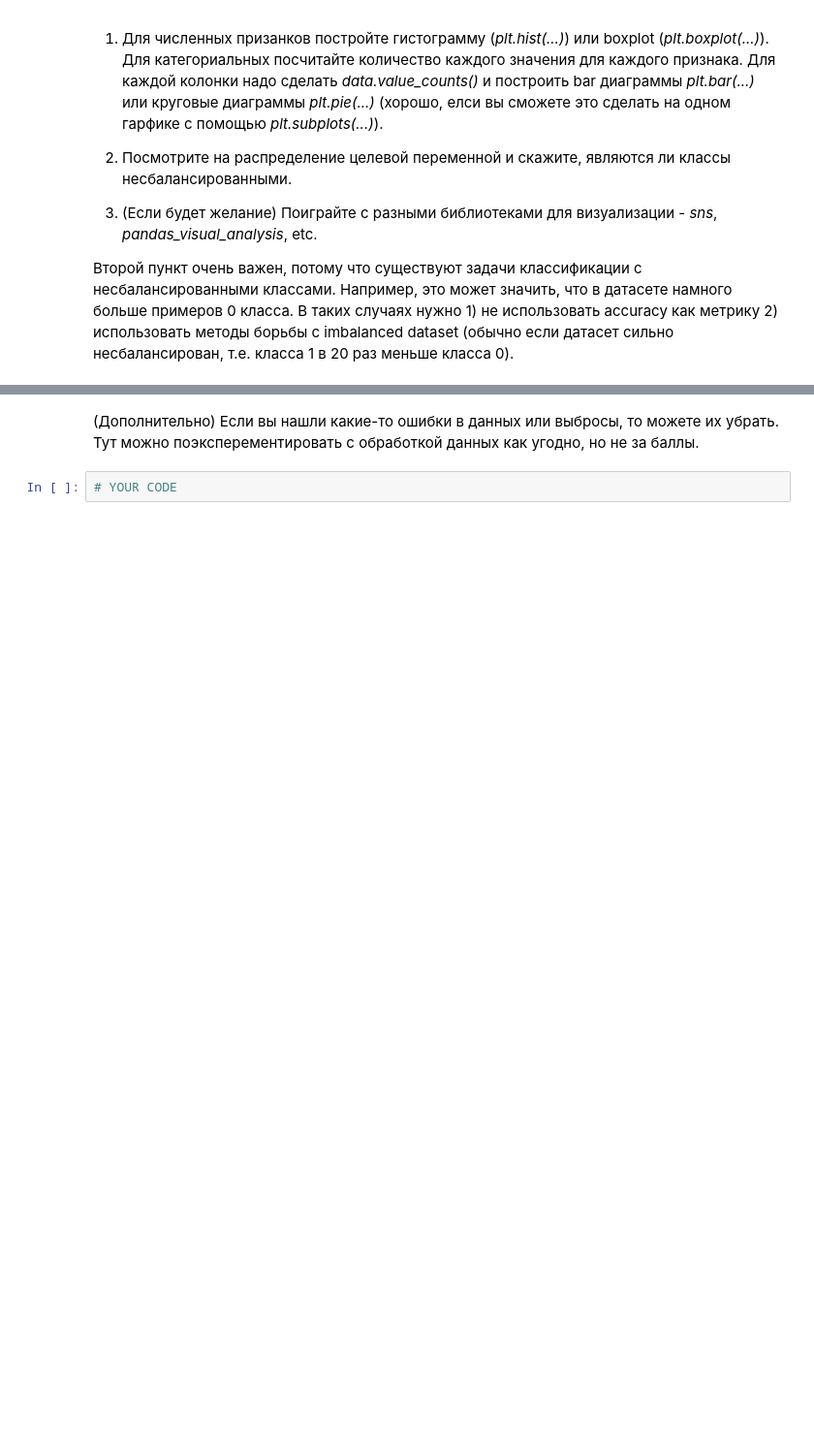
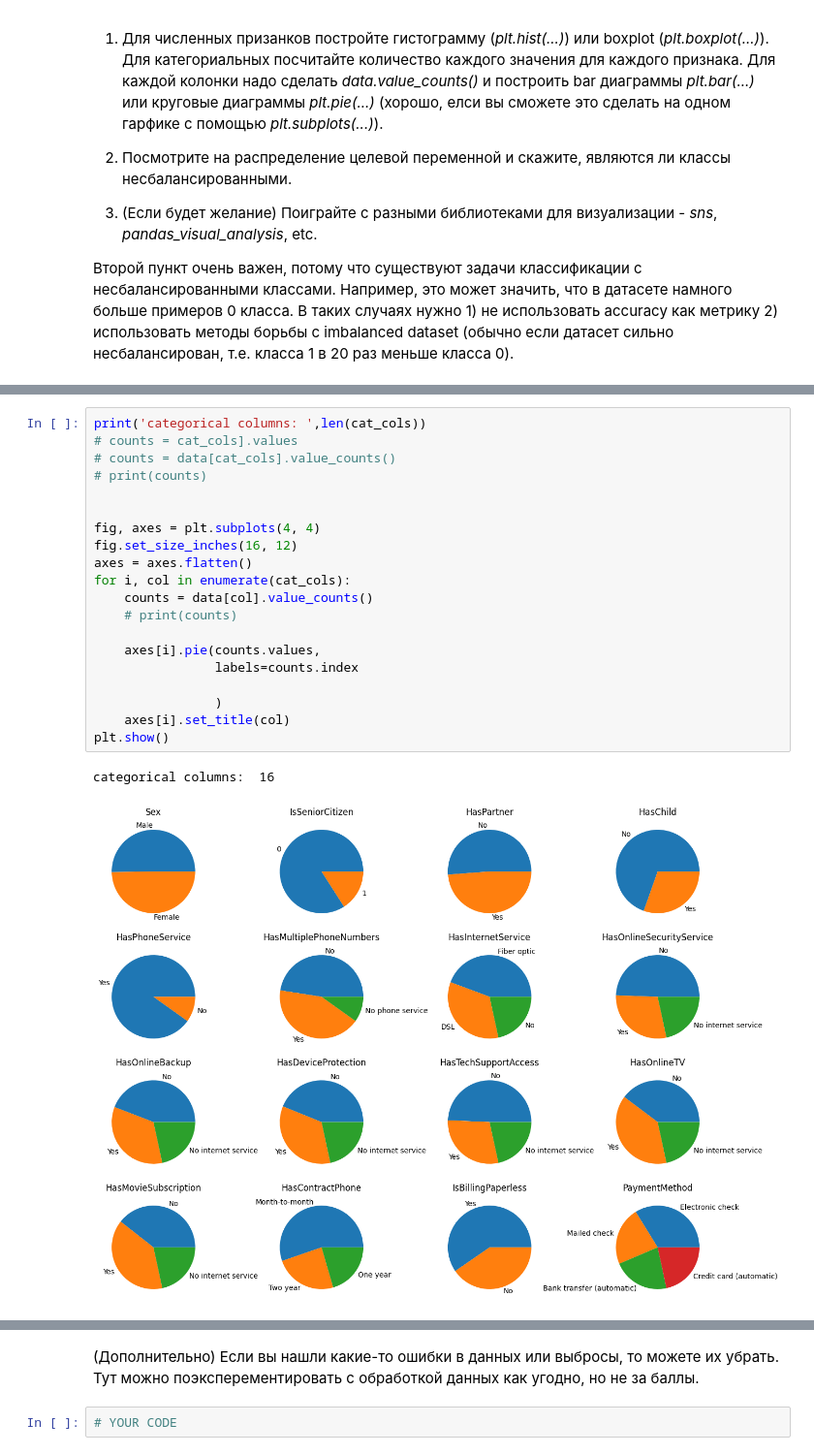
Before and after one commit to akkniko/DLS26, a Jupyter notebook: week_03_composition_model_selection/Homework/hw_3_kaggle.ipynb, the cells around one changed output, grey strips where cells are left out. Shown at 97% size. Drawn from its saved outputs; the diff is of its cells as text; blank space fills up the shorter version.

```diff
--- a/week_03_composition_model_selection/Homework/hw_3_kaggle.ipynb
+++ b/week_03_composition_model_selection/Homework/hw_3_kaggle.ipynb
@@ -166,0 +244,23 @@ target_col = 'Churn'
+# %%
+print('categorical columns: ',len(cat_cols))
+# counts = cat_cols].values
+# counts = data[cat_cols].value_counts()
+# print(counts)
+
+
+fig, axes = plt.subplots(4, 4)
+fig.set_size_inches(16, 12)
+axes = axes.flatten()
+for i, col in enumerate(cat_cols):
+    counts = data[col].value_counts()
+    # print(counts)
+
+    axes[i].pie(counts.values,
+                labels=counts.index
+
+                )
+    axes[i].set_title(col)
+plt.show()
+# %% [output]
+categorical columns:  16
+[figure, added]
```
Also changed, not shown: parts of 6 cells of this notebook.
